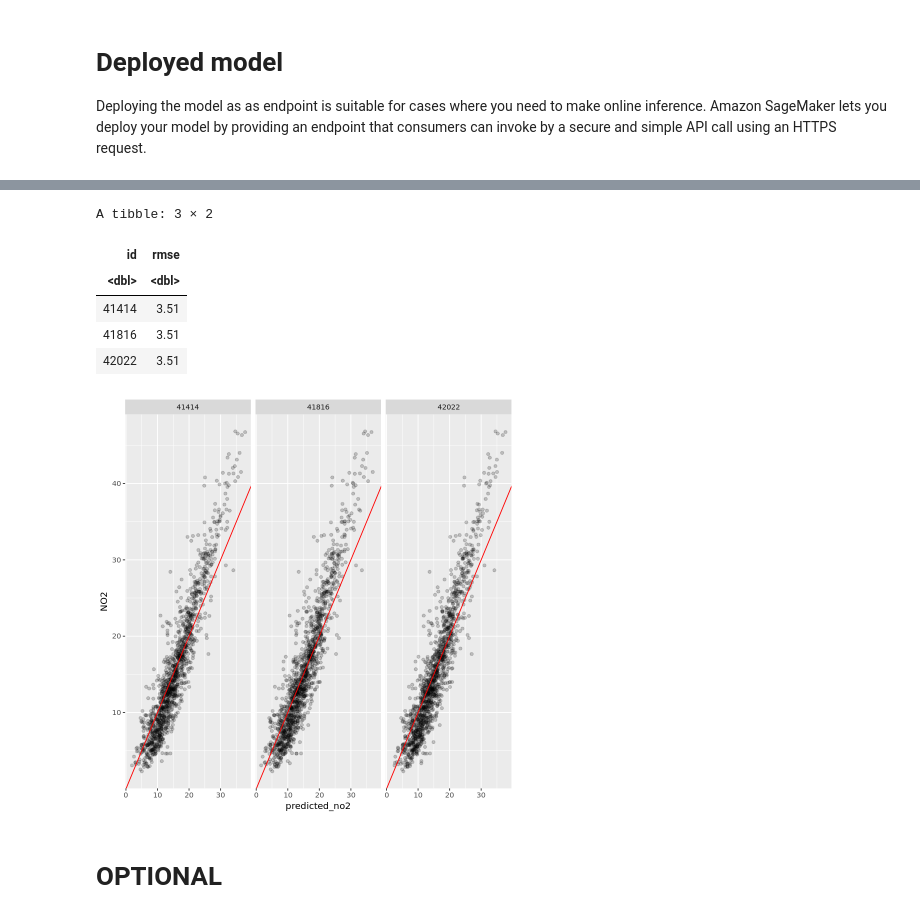
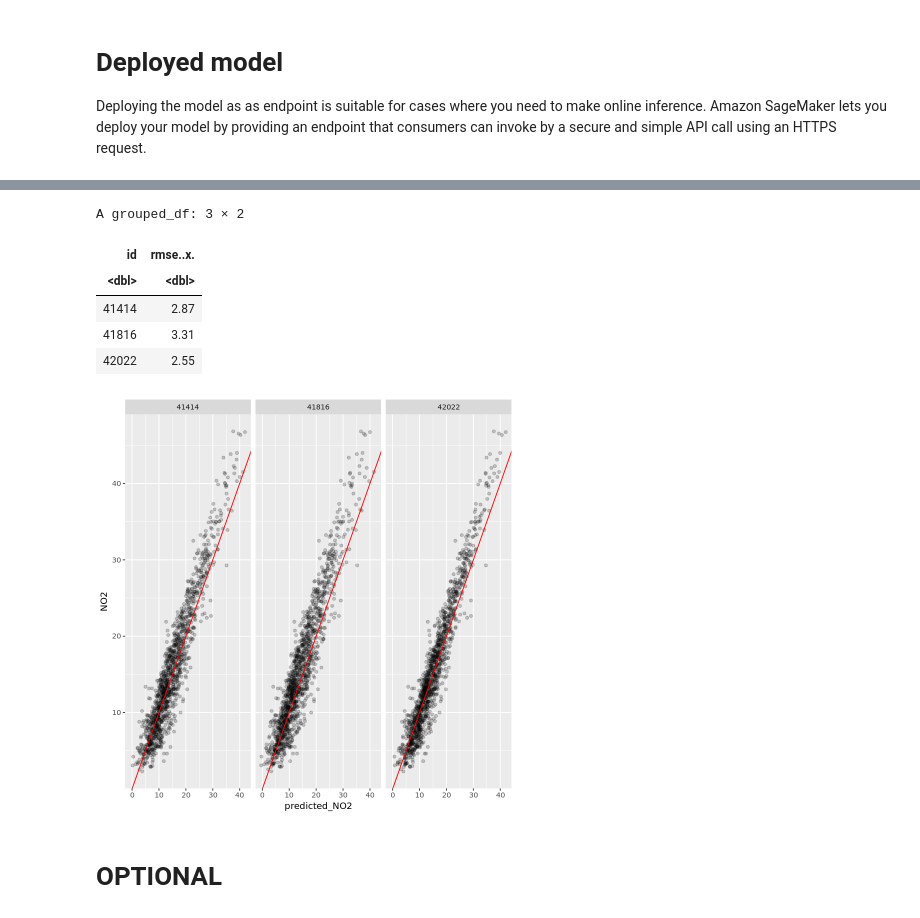
Before and after one commit to edanesh/airly3sagemaker-, a Jupyter notebook: V3-Copy1.ipynb, the cells around one changed output, grey strips where cells are left out. Drawn from its saved outputs; the diff is of its cells as text; code cells hidden in the pictures.

Commit message:
batch transform and endpoint now both working

```diff
--- a/V3-Copy1.ipynb
+++ b/V3-Copy1.ipynb
@@ -527,5 +665,12 @@ predictions_ep <- model_endpoint$predict(test_sample)
+# %%
+#Create Predictor
+predictor <- import('sagemaker.predictor')
+# %%
+csv_serializer = sagemaker$serializers$CSVSerializer(content_type='text/csv')
+
+sm_predictor =  predictor$Predictor(
+    endpoint_name="endpointname2",
+    sagemaker_session=session,
+    serializer=csv_serializer)
 # %%
 json <- reticulate::import("json")
-# %%
-temp <- json$loads(predictions_ep)
-temp <- as_tibble(temp)
@@ -565,0 +677,15 @@ colnames(gas_predictions_ep) <- c("predicted_no2", "id", "NO2", "RAW", "baseline
+# %%
+predictions_ep = vector("list", length=0)
+for (ID in test_ids) {
+
+    test_plus <- read_csv(file = str_glue('data', ID, 'test', 'test_plus.csv', .sep='/'), col_names = NULL)
+    test_sample <- as.matrix(test_plus[-1])
+    preds_ep_id <- sm_predictor$predict(test_sample, target_model=str_c("/", ID, "_model.tar.gz"))
+    temp <- json$loads(preds_ep_id)
+    temp <- as_tibble(temp)
+    temp <- sapply(temp, extract_numeric)
+    preds_ep = cbind(temp, rep(ID, nrow(test_plus)), test_plus)
+    colnames(preds_ep) = c("predicted_NO2", "id", "NO2", "RAW", "baseline", "temperature")
+    predictions_ep = rbind(predictions_ep, preds_ep)
+
+}
@@ -566,25 +722,25 @@ colnames(gas_predictions_ep) <- c("predicted_no2", "id", "NO2", "RAW", "baseline
 # %%
 # calculate RMSE
-gas_rmse <- gas_predictions %>%
-    group_by(id) %>%
-    summarise(rmse = round(rmse(.), digits=2))
+test_rmse_ep <- predictions_ep %>%
+  group_by(id) %>%
+  group_modify(~data.frame(rmse(.x)))
 # cat('RMSE for Batch Transform: ', round(gas_rmse, digits=2))
-gas_rmse
+test_rmse_ep
 # %% [output]
-A tibble: 3 × 2
+A grouped_df: 3 × 2
-| id | rmse |
+| id | rmse..x. |
 | <dbl> | <dbl> |
-| 41414 | 3.51 |
-| 41816 | 3.51 |
-| 42022 | 3.51 |
+| 41414 | 2.87 |
+| 41816 | 3.31 |
+| 42022 | 2.55 |
 # %%
-gas_predictions_ep %>%
-    ggplot(aes(x=predicted_no2, y=NO2)) +
+predictions_ep %>%
+    ggplot(aes(x=predicted_NO2, y=NO2)) +
     geom_point(alpha=0.2) +
     geom_abline(slope=1, intercept=0, col="red") +
     facet_wrap(~id)
 # %% [output]
-[figure, old version]
+[figure, new version]
 # %% [markdown]
 # OPTIONAL
 # %%
```
Also changed, not shown: parts of 64 cells of this notebook, 1 other file.
